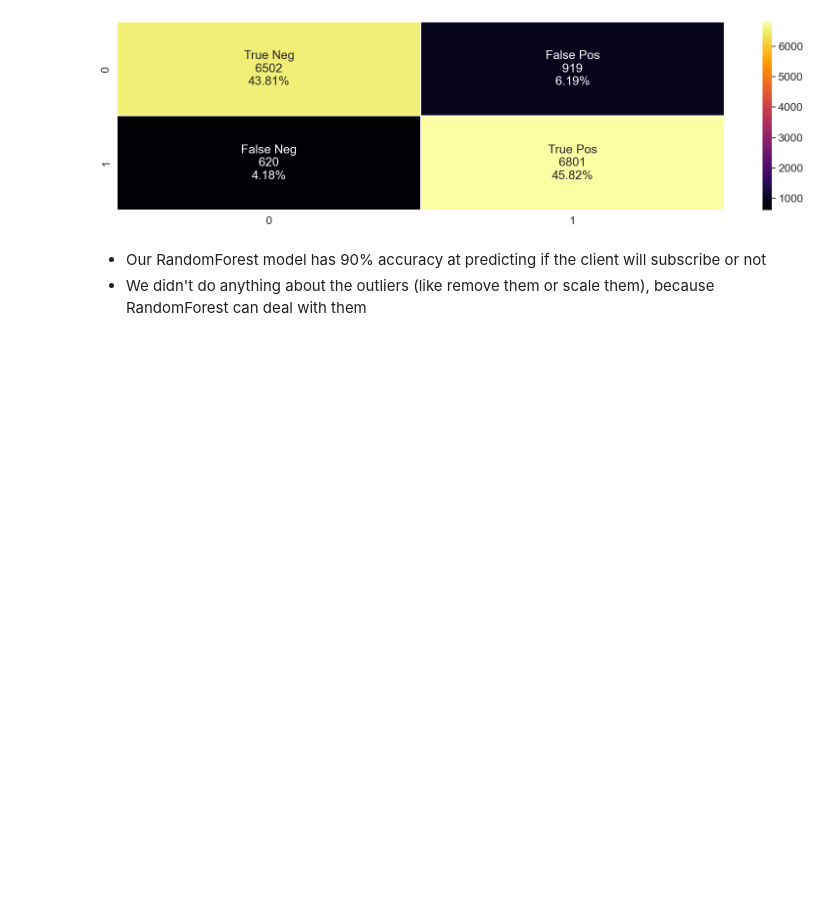
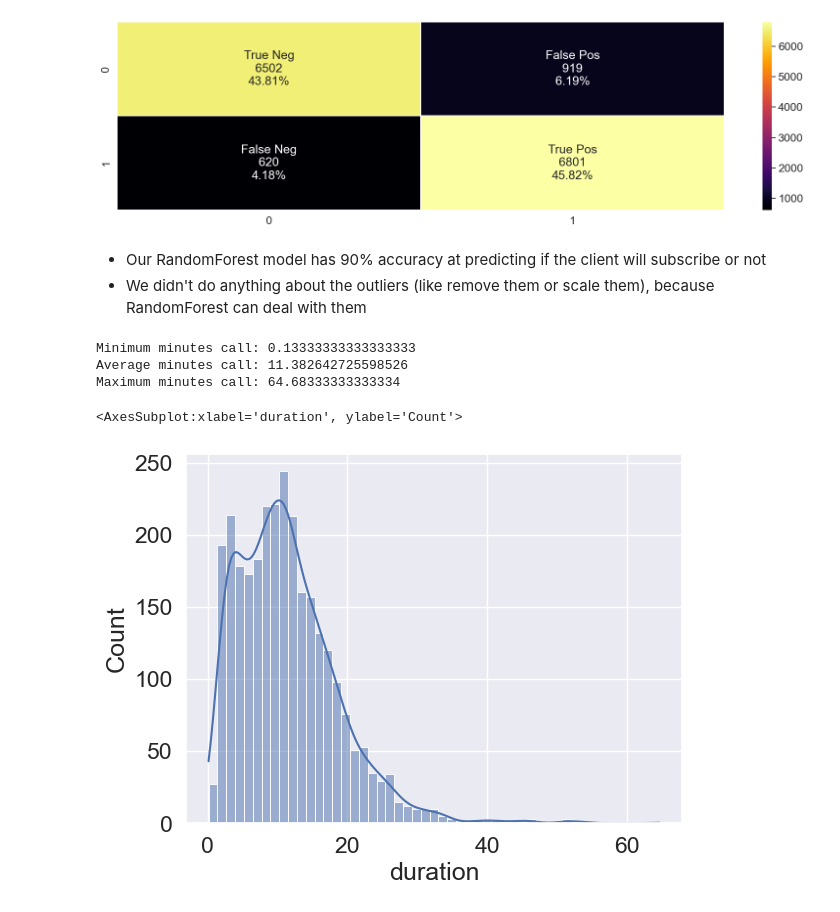
Before and after one commit to NNtorvas/TermDepositMarketing, a Jupyter notebook: term_deposit_marketing_notebook.ipynb, the cells around one changed output. Cells and saved outputs as stored; diff of their text form; code cells hidden in the pictures; blank space fills up the shorter version.

```diff
--- a/term_deposit_marketing_notebook.ipynb
+++ b/term_deposit_marketing_notebook.ipynb
@@ -639,3 +669,19 @@ Accuracy: 90.0%
 # %% [markdown]
 * Our RandomForest model has 90% accuracy at predicting if the client will subscribe or not
 * We didn't do anything about the outliers (like remove them or scale them), because RandomForest can deal with them
+# %%
+mincall = data[data['y']==1]['duration'].min() / 60
+meancall = data[data['y']==1]['duration'].mean() / 60
+maxcall = data[data['y']==1]['duration'].max() / 60
+
+print(f'Minimum minutes call: {mincall}')
+print(f'Average minutes call: {meancall}')
+print(f'Maximum minutes call: {maxcall}')
+
+sns.histplot(data[data['y']==1]['duration']/60, kde=True)
+# %% [output]
+Minimum minutes call: 0.13333333333333333
+Average minutes call: 11.382642725598526
+Maximum minutes call: 64.68333333333334
+<AxesSubplot:xlabel='duration', ylabel='Count'>
+[figure, added]
```
Also changed, not shown: parts of 15 cells of this notebook, 2 other files.
